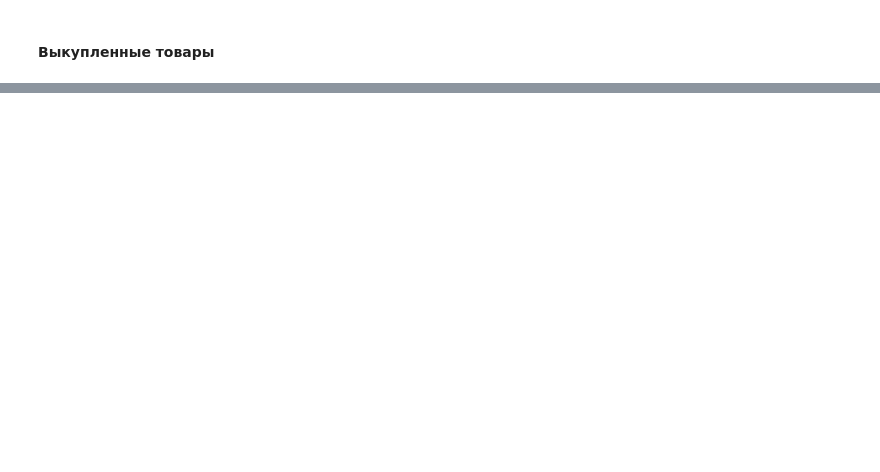
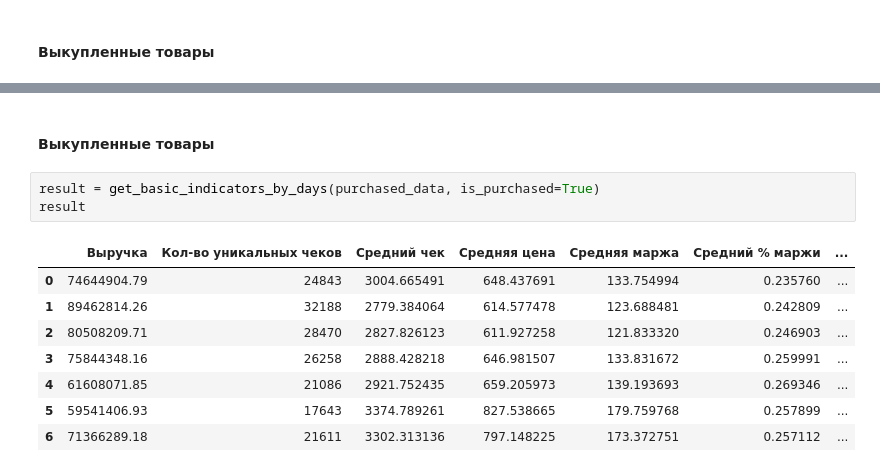
Before and after one commit to millb/course_work, a Jupyter notebook: preprocessing.ipynb, the cells around one changed output, grey strips where cells are left out. Cells and saved outputs as stored; diff of their text form; blank space fills up the shorter version.

```diff
--- a/preprocessing.ipynb
+++ b/preprocessing.ipynb
@@ -349,0 +436,14 @@ data = data.groupby
+# %% [markdown]
+#### Выкупленные товары ####
+# %%
+result = get_basic_indicators_by_days(purchased_data, is_purchased=True)
+result
+# %% [output]
+|  | Выручка | Кол-во уникальных чеков | Средний чек | Средняя цена | Средняя маржа | Средний % маржи | ... |
+| 0 | 74644904.79 | 24843 | 3004.665491 | 648.437691 | 133.754994 | 0.235760 | ... |
+| 1 | 89462814.26 | 32188 | 2779.384064 | 614.577478 | 123.688481 | 0.242809 | ... |
+| 2 | 80508209.71 | 28470 | 2827.826123 | 611.927258 | 121.833320 | 0.246903 | ... |
+| 3 | 75844348.16 | 26258 | 2888.428218 | 646.981507 | 133.831672 | 0.259991 | ... |
+| 4 | 61608071.85 | 21086 | 2921.752435 | 659.205973 | 139.193693 | 0.269346 | ... |
+| 5 | 59541406.93 | 17643 | 3374.789261 | 827.538665 | 179.759768 | 0.257899 | ... |
+| 6 | 71366289.18 | 21611 | 3302.313136 | 797.148225 | 173.372751 | 0.257112 | ... |
```
Also changed, not shown: parts of 25 cells of this notebook.
